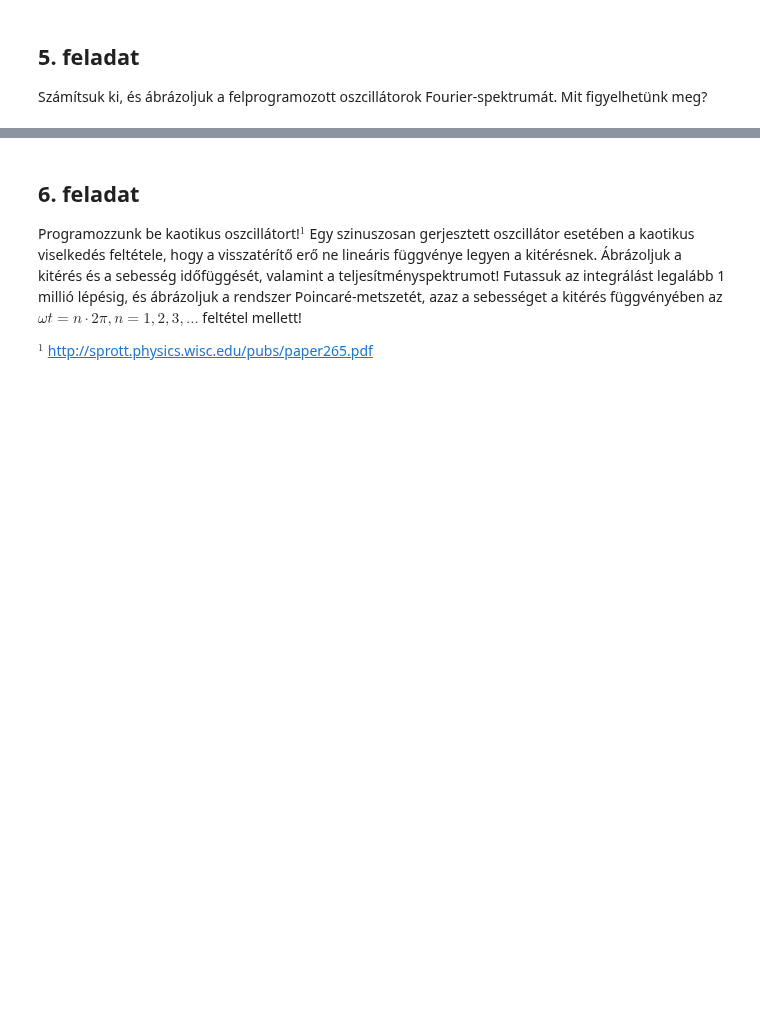
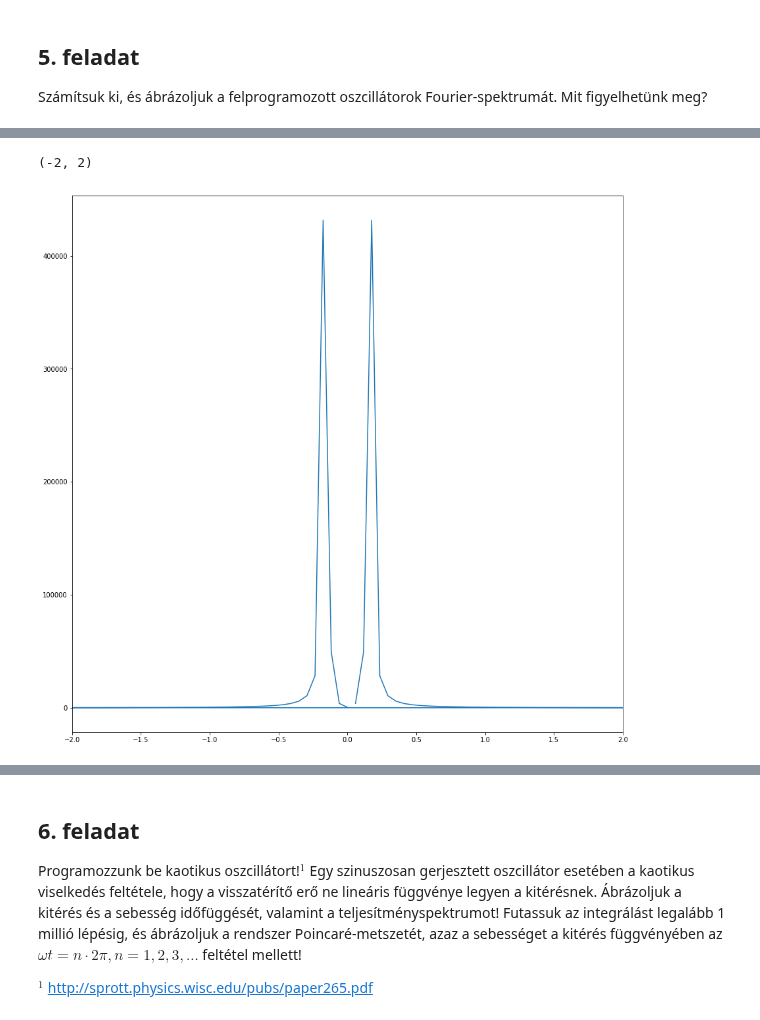
Before and after one commit to Tominano/Numerical-methods-of-physics-II, a Jupyter notebook: 2_feladatsor/2_feladat(Tomi).ipynb, the cells around one changed output, grey strips where cells are left out. Saved outputs shown, nothing was run; the diff lists cells and outputs as text; code cells hidden in the pictures; blank space fills up the shorter version.

```diff
--- a/2_feladatsor/2_feladat(Tomi).ipynb
+++ b/2_feladatsor/2_feladat(Tomi).ipynb
@@ -323,7 +325,7 @@ def harm_int():
 #interpoláció
     figsize(15,15)
 
-    xnew = np.linspace(0,max(harm_plot(50)[0]),10000)
+    xnew = np.linspace(0,max(harm_plot(50)[0]),1024)
 
     f1 = interp1d(harm_plot(50)[0],harm_plot(50)[1] ,kind = 'linear')  #Linéáris megoldás
     f2 = interp1d(harm_plot(50)[0],harm_plot(50)[1] ,kind = 'cubic')    #Köbös megoldás
@@ -385,0 +352,8 @@ plot(lenjo_int()[0],fft(lenjo_int()[2]))
+# %%
+freq = fftfreq((len(harm_int()[0])),harm_int()[0][0]- harm_int()[0][1])
+#Harmonikus oszcillátor
+plot(freq,abs(fft(harm_int()[2]))**2)  ### ezen dolgozz
+xlim(-2,2)
+# %% [output]
+(-2, 2)
+[figure, added]
```
Also changed, not shown: parts of 21 cells of this notebook.
